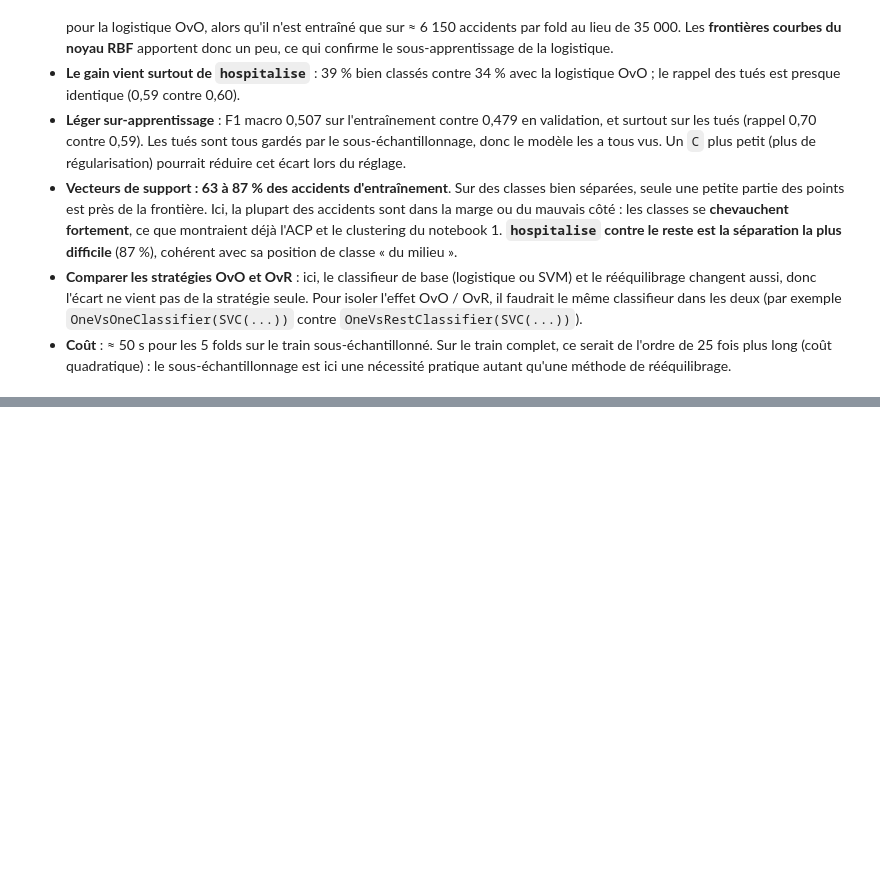
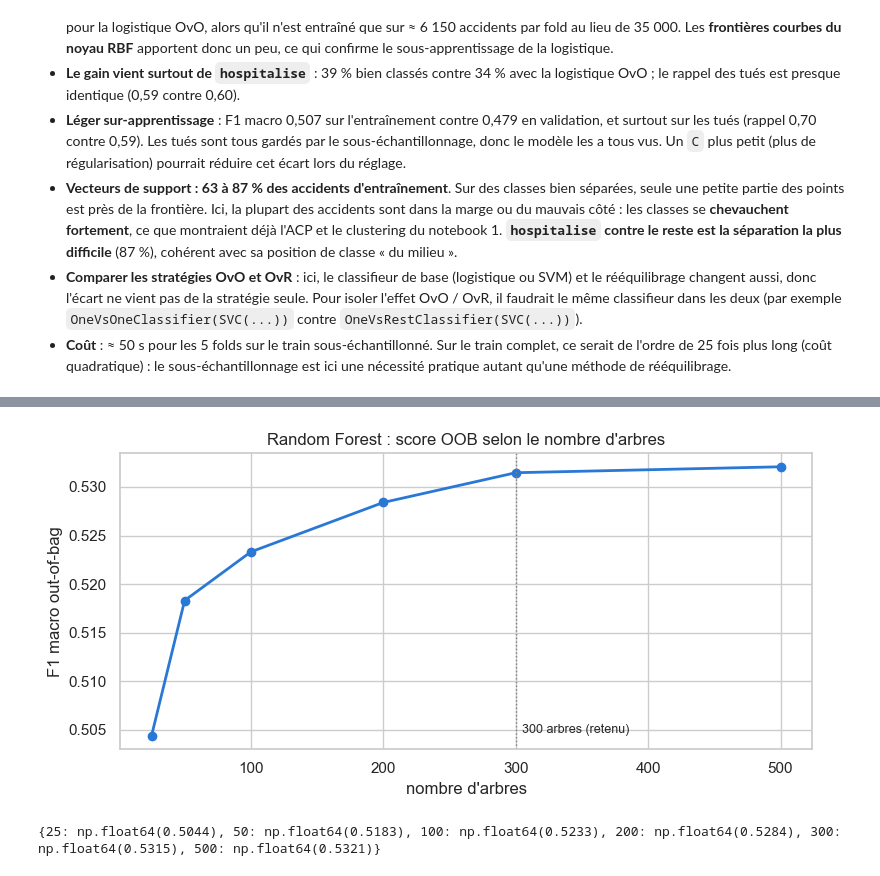
Before and after one commit to cyannure/aaa, a Jupyter notebook: notebooks/02_baselines_ensembles.ipynb, the cells around one changed output, grey strips where cells are left out. Drawn from its saved outputs; the diff is of its cells as text; code cells hidden in the pictures; blank space fills up the shorter version.

Commit message:
random forest

```diff
--- a/notebooks/02_baselines_ensembles.ipynb
+++ b/notebooks/02_baselines_ensembles.ipynb
@@ -459,0 +490,24 @@ comparer()
+# %%
+prep_complet = make_pipeline(*[etape for _, etape in preprocesseur().steps])
+Xp_train = prep_complet.fit_transform(X_train_fe)
+f1_macro_oob = lambda y_vrai, y_pred: f1_score(y_vrai, y_pred, average="macro")
+
+# Poids « balanced » calculés explicitement (équivalent à class_weight="balanced", mais compatible avec warm_start)
+poids = dict(zip(CLASSES, len(y_train) / (len(CLASSES) * y_train.value_counts()[CLASSES].to_numpy())))
+foret = RandomForestClassifier(n_estimators=25, min_samples_leaf=5, class_weight=poids, warm_start=True,
+                               oob_score=f1_macro_oob, n_jobs=-1, random_state=SEED)
+NB_ARBRES = [25, 50, 100, 200, 300, 500]
+oob = []
+for n in NB_ARBRES:
+    foret.set_params(n_estimators=n).fit(Xp_train, y_train)   # warm_start : on garde les arbres déjà construits
+    oob.append(foret.oob_score_)
+
+fig, ax = plt.subplots(figsize=(8, 4))
+ax.plot(NB_ARBRES, oob, color="#2a78d6", marker="o", lw=2)
+ax.axvline(300, color="grey", ls=":", lw=1); ax.text(305, min(oob), "300 arbres (retenu)", fontsize=9, va="bottom")
+ax.set(xlabel="nombre d'arbres", ylabel="F1 macro out-of-bag", title="Random Forest : score OOB selon le nombre d'arbres")
+plt.tight_layout(); plt.show()
+print(dict(zip(NB_ARBRES, np.round(oob, 4))))
+# %% [output]
+[figure, added]
+{25: np.float64(0.5044), 50: np.float64(0.5183), 100: np.float64(0.5233), 200: np.float64(0.5284), 300: np.float64(0.5315), 500: np.float64(0.5321)}
```
Also changed, not shown: parts of 17 cells of this notebook.
